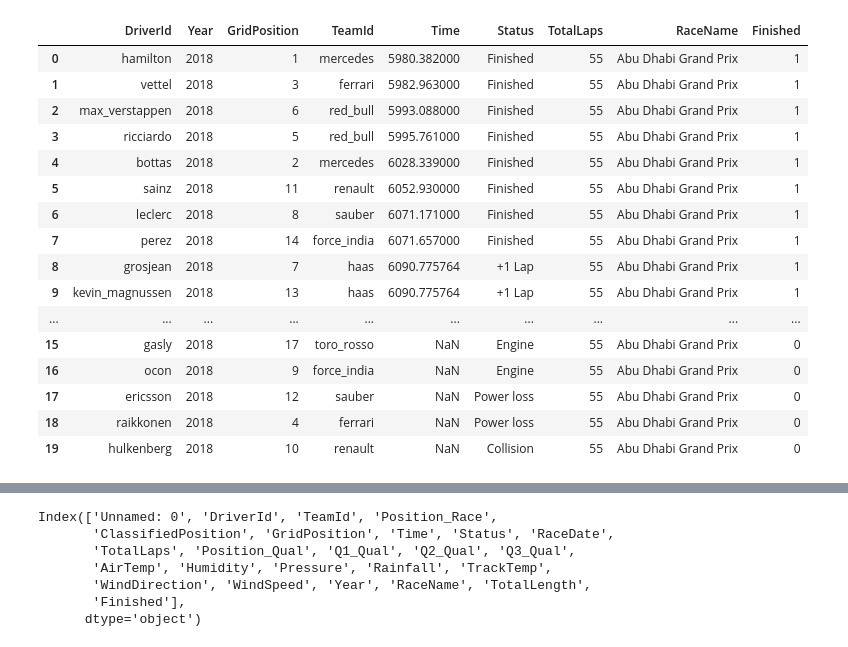
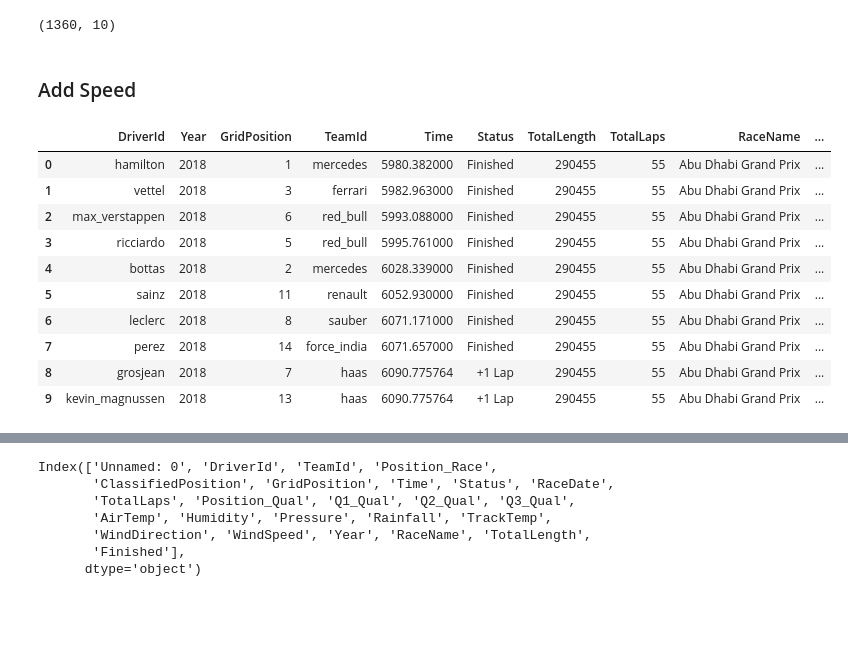
Before and after one commit to AndyZ-CYC/F1_Predictive_Models, a Jupyter notebook: Time_Predictor_2.ipynb, the cells around one changed output, grey strips where cells are left out. Saved outputs shown, nothing was run; the diff lists cells and outputs as text; code cells hidden in the pictures; blank space fills up the shorter version.

```diff
--- a/Time_Predictor_2.ipynb
+++ b/Time_Predictor_2.ipynb
@@ -9,7 +9,7 @@ file_path = './data/f1_data_processed.csv'
 # %%
 data_df = pd.read_csv(file_path)
 df = data_df[['DriverId', 'Year', 'GridPosition', 'TeamId', 'Time', 'Status',
-              'TotalLaps', 'RaceName', 'Finished']]
+              'TotalLength', 'TotalLaps', 'RaceName', 'Finished']]
 # %%
 def impute_time(race):
     """
@@ -45,23 +45,7 @@ def impute_time(race):
     return race
 # %%
 df = df.groupby(['Year', 'RaceName']).apply(impute_time).reset_index(drop=True)
-# %%
-df.head(20)
-# %% [output]
-|  | DriverId | Year | GridPosition | TeamId | Time | Status | TotalLaps | RaceName | Finished |
-| 0 | hamilton | 2018 | 1 | mercedes | 5980.382000 | Finished | 55 | Abu Dhabi Grand Prix | 1 |
-| 1 | vettel | 2018 | 3 | ferrari | 5982.963000 | Finished | 55 | Abu Dhabi Grand Prix | 1 |
-| 2 | max_verstappen | 2018 | 6 | red_bull | 5993.088000 | Finished | 55 | Abu Dhabi Grand Prix | 1 |
-| 3 | ricciardo | 2018 | 5 | red_bull | 5995.761000 | Finished | 55 | Abu Dhabi Grand Prix | 1 |
-| 4 | bottas | 2018 | 2 | mercedes | 6028.339000 | Finished | 55 | Abu Dhabi Grand Prix | 1 |
-| 5 | sainz | 2018 | 11 | renault | 6052.930000 | Finished | 55 | Abu Dhabi Grand Prix | 1 |
-| 6 | leclerc | 2018 | 8 | sauber | 6071.171000 | Finished | 55 | Abu Dhabi Grand Prix | 1 |
-| 7 | perez | 2018 | 14 | force_india | 6071.657000 | Finished | 55 | Abu Dhabi Grand Prix | 1 |
-| 8 | grosjean | 2018 | 7 | haas | 6090.775764 | +1 Lap | 55 | Abu Dhabi Grand Prix | 1 |
-| 9 | kevin_magnussen | 2018 | 13 | haas | 6090.775764 | +1 Lap | 55 | Abu Dhabi Grand Prix | 1 |
-| ... | ... | ... | ... | ... | ... | ... | ... | ... | ... |
-| 15 | gasly | 2018 | 17 | toro_rosso | NaN | Engine | 55 | Abu Dhabi Grand Prix | 0 |
-| 16 | ocon | 2018 | 9 | force_india | NaN | Engine | 55 | Abu Dhabi Grand Prix | 0 |
-| 17 | ericsson | 2018 | 12 | sauber | NaN | Power loss | 55 | Abu Dhabi Grand Prix | 0 |
-| 18 | raikkonen | 2018 | 4 | ferrari | NaN | Power loss | 55 | Abu Dhabi Grand Prix | 0 |
-| 19 | hulkenberg | 2018 | 10 | renault | NaN | Collision | 55 | Abu Dhabi Grand Prix | 0 |
+# %%
+df.shape
+# %% [output]
+(1360, 10)
@@ -67,0 +54,21 @@ df.head(20)
+# %% [markdown]
+### Add Speed
+# %%
+# Create Speed column (meters per second)
+df['Speed'] = df['TotalLength'] / df['Time']
+df['Average_Speed'] = df.groupby(['Year', 'RaceName'])['Speed'].transform('mean')
+df['Speed_Delta'] = df['Speed'] - df['Average_Speed']
+df.drop(columns=['Average_Speed'], inplace=True, errors='ignore')
+df.head(10)
+# %% [output]
+|  | DriverId | Year | GridPosition | TeamId | Time | Status | TotalLength | TotalLaps | RaceName | ... |
+| 0 | hamilton | 2018 | 1 | mercedes | 5980.382000 | Finished | 290455 | 55 | Abu Dhabi Grand Prix | ... |
+| 1 | vettel | 2018 | 3 | ferrari | 5982.963000 | Finished | 290455 | 55 | Abu Dhabi Grand Prix | ... |
+| 2 | max_verstappen | 2018 | 6 | red_bull | 5993.088000 | Finished | 290455 | 55 | Abu Dhabi Grand Prix | ... |
+| 3 | ricciardo | 2018 | 5 | red_bull | 5995.761000 | Finished | 290455 | 55 | Abu Dhabi Grand Prix | ... |
+| 4 | bottas | 2018 | 2 | mercedes | 6028.339000 | Finished | 290455 | 55 | Abu Dhabi Grand Prix | ... |
+| 5 | sainz | 2018 | 11 | renault | 6052.930000 | Finished | 290455 | 55 | Abu Dhabi Grand Prix | ... |
+| 6 | leclerc | 2018 | 8 | sauber | 6071.171000 | Finished | 290455 | 55 | Abu Dhabi Grand Prix | ... |
+| 7 | perez | 2018 | 14 | force_india | 6071.657000 | Finished | 290455 | 55 | Abu Dhabi Grand Prix | ... |
+| 8 | grosjean | 2018 | 7 | haas | 6090.775764 | +1 Lap | 290455 | 55 | Abu Dhabi Grand Prix | ... |
+| 9 | kevin_magnussen | 2018 | 13 | haas | 6090.775764 | +1 Lap | 290455 | 55 | Abu Dhabi Grand Prix | ... |
```
Also changed, not shown: parts of 12 cells of this notebook.
